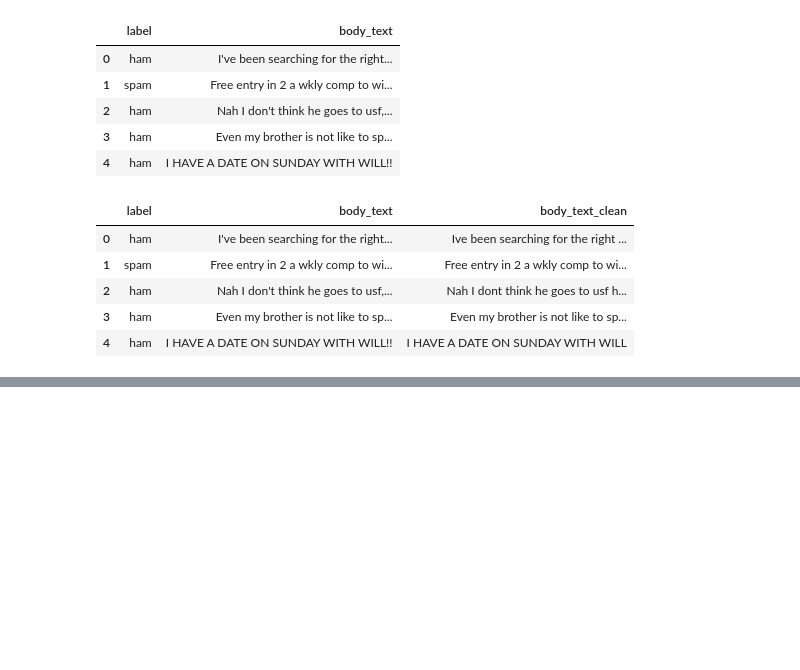
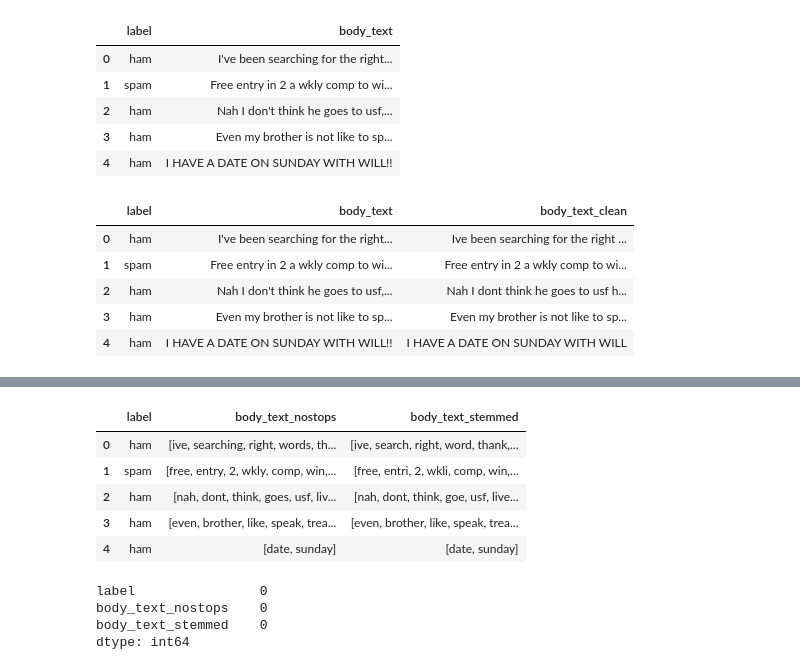
Before and after one commit to mysteriousdeee/NLP_ML, a Jupyter notebook: data_cleaning.ipynb, the cells around one changed output, grey strips where cells are left out. Saved outputs shown, nothing was run; the diff lists cells and outputs as text; code cells hidden in the pictures; blank space fills up the shorter version.

```diff
--- a/app.ipynb
+++ b/data_cleaning.ipynb
@@ -257,0 +262,13 @@ data.head()
+# %%
+# parser the stemmer into a variable making an object
+ps = nltk.PorterStemmer()
+
+# the concept of stemming
+print(ps.stem("grows"))
+print(ps.stem("growth"))
+print(ps.stem("growing"))
+print(ps.stem("grow"))
+print(ps.stem("run"))
+print(ps.stem("running"))
+print(ps.stem("runner"))
+print(ps.stem("runneth"))
@@ -257,0 +284,4 @@ data.head()
+# %%
+# create new dataframe from the exist with just labels and the tokenised text without stopwords
+data_stem = data[['label', 'body_text_nostops']].copy()
+data_stem.head()
@@ -257,0 +295,24 @@ data.head()
+# %%
+# define func to apply stemming to each word in the iterated list
+def stemming(tokenised_text):
+    text = [ps.stem(word) for word in tokenised_text]
+    return text
+
+
+data_stem['body_text_stemmed'] = data['body_text_nostops'].apply(lambda x: stemming(x))
+data_stem.head()
+# %% [output]
+|  | label | body_text_nostops | body_text_stemmed |
+| 0 | ham | [ive, searching, right, words, th... | [ive, search, right, word, thank,... |
+| 1 | spam | [free, entry, 2, wkly, comp, win,... | [free, entri, 2, wkli, comp, win,... |
+| 2 | ham | [nah, dont, think, goes, usf, liv... | [nah, dont, think, goe, usf, live... |
+| 3 | ham | [even, brother, like, speak, trea... | [even, brother, like, speak, trea... |
+| 4 | ham | [date, sunday] | [date, sunday] |
+# %%
+# just a random check for missing data again
+data_stem.isnull().sum()
+# %% [output]
+label                0
+body_text_nostops    0
+body_text_stemmed    0
+dtype: int64
```
Also changed, not shown: parts of 18 cells of this notebook, 1 other file.
